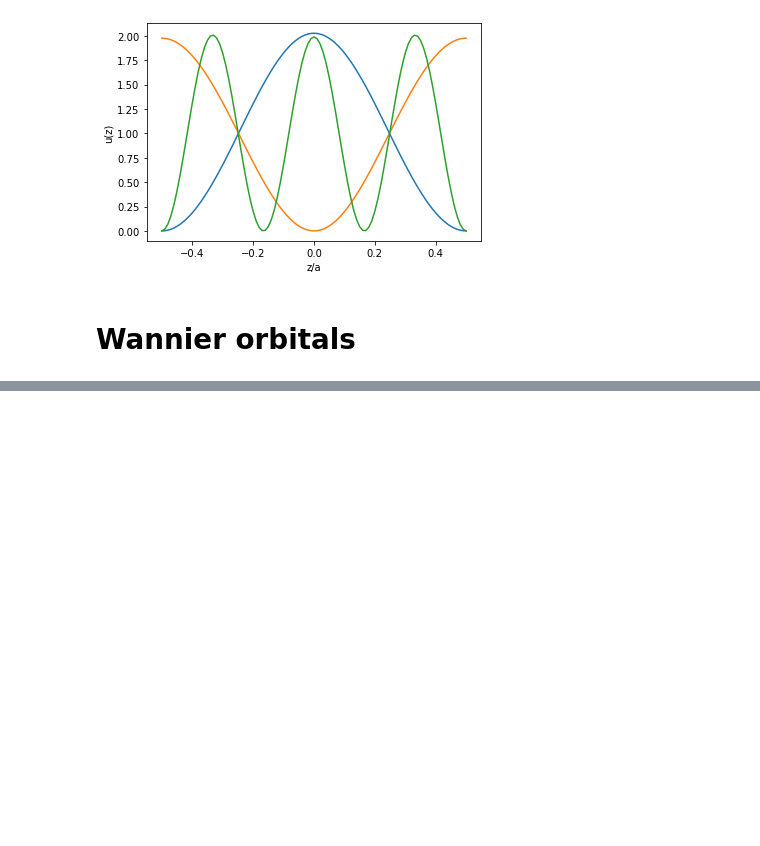
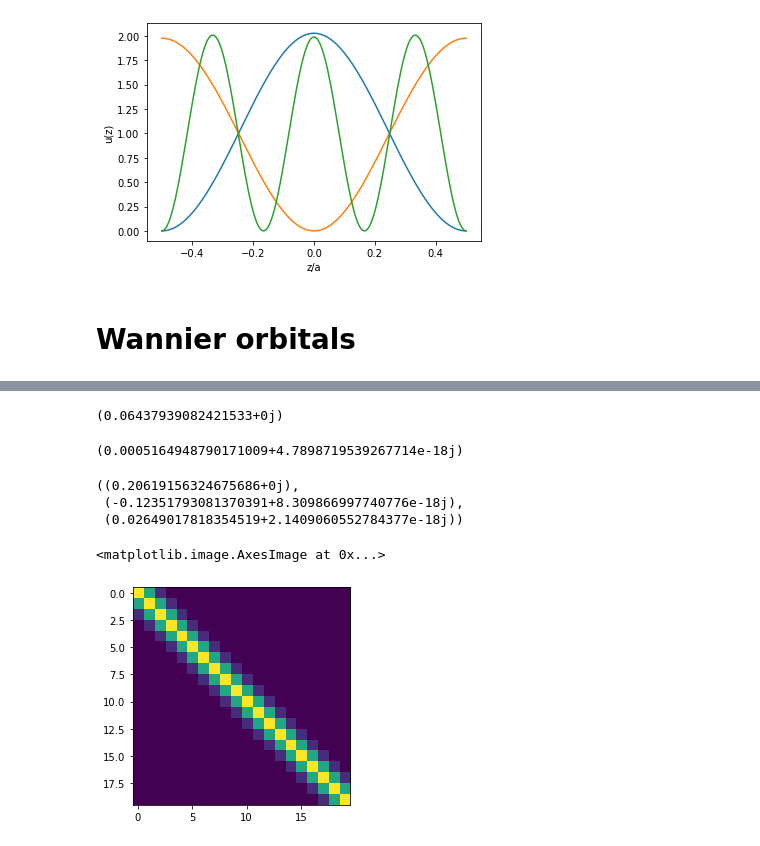
Before and after one commit to susyexists/EBT617E, a Jupyter notebook: 1d_band_structure.ipynb, the cells around one changed output, grey strips where cells are left out. Drawn from its saved outputs; the diff is of its cells as text; code cells hidden in the pictures; blank space fills up the shorter version.

```diff
--- a/1d_band_structure.ipynb
+++ b/1d_band_structure.ipynb
@@ -269,0 +296,51 @@ Text(0, 0.5, '$P(z)$')
+# %%
+Wz0 = np.sum(Wzn, axis=0)
+Wz1 = np.sum(Wzn1, axis=0)
+Wz2 = np.sum(Wzn2, axis=0)
+# %%
+# check normalization
+NormWz = np.sum(np.conj(Wz0)*Wz0)*dz
+NormWz
+# %% [output]
+(0.06437939082421533+0j)
+# %%
+# check orthogonality
+np.sum(np.conj(Wz1)*Wz0)*dz
+# %% [output]
+(0.0005164948790171009+4.7898719539267714e-18j)
+# %%
+# onsite energy
+Vlat = Vcrystal(zz)
+ϵn = np.sum( np.gradient(np.conj(Wz0),dz)*np.gradient(Wz0,dz) )*dz
+ϵn += np.sum( np.abs(Wz0)**2*Vlat )*dz
+
+# n.n. hopping
+tt = np.sum( np.gradient(np.conj(Wz1),dz)*np.gradient(Wz0,dz) )*dz
+tt += np.sum( np.conj(Wz1)*Vlat*Wz0 )*dz
+
+# n.n.n. hopping
+tt2 = np.sum( np.gradient(np.conj(Wz2),dz)*np.gradient(Wz0,dz) )*dz
+tt2 += np.sum( np.conj(Wz2)*Vlat*Wz0 )*dz
+# %%
+ϵn, tt, tt2
+# %% [output]
+((0.20619156324675686+0j),
+ (-0.12351793081370391+8.309866997740776e-18j),
+ (0.02649017818354519+2.1409060552784377e-18j))
+# %%
+xf = 1/NormWz
+Ntb = Nk
+
+# One can add PBC..
+HMtb = np.diag([xf*tt]*(Ntb-1)          , k=1)
+HMtb += np.diag([np.conj(xf*tt)]*(Ntb-1), k=-1)
+
+HMtb += np.diag([xf*ϵn.real]*Ntb, k=0)
+
+HMtb += np.diag([xf*tt2]*(Ntb-2)          , k=2)
+HMtb += np.diag([np.conj(xf*tt2)]*(Ntb-2), k=-2)
+# %%
+plt.imshow(abs(HMtb)[:20,:20])
+# %% [output]
+<matplotlib.image.AxesImage at 0x...>
+[figure, added]
```
Also changed, not shown: parts of 23 cells of this notebook, 6 other files.
